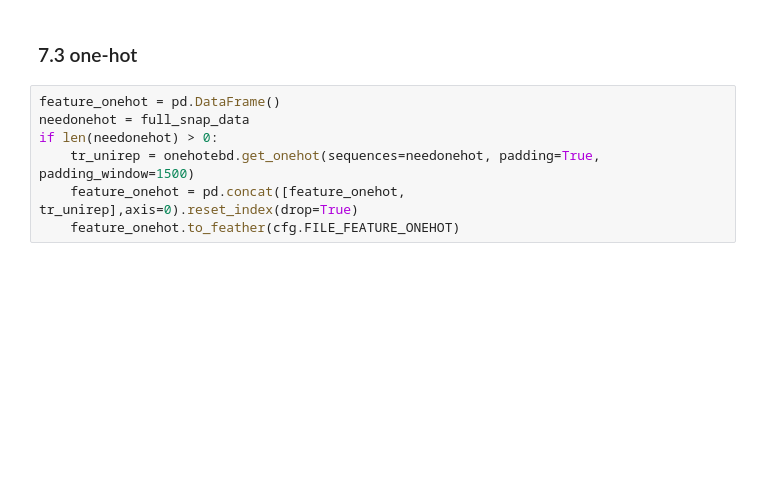
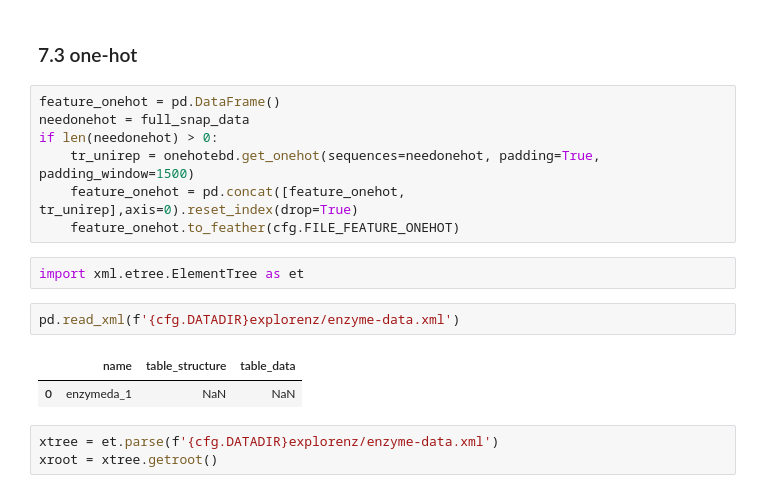
Before and after one commit to kingstdio/ECRECer, a Jupyter notebook: prepare_task_dataset.ipynb, the cells around one changed output. Saved outputs shown, nothing was run; the diff lists cells and outputs as text; blank space fills up the shorter version.

```diff
--- a/prepare_task_dataset.ipynb
+++ b/prepare_task_dataset.ipynb
@@ -400,3 +542,13 @@ if len(needonehot) > 0:
     tr_unirep = onehotebd.get_onehot(sequences=needonehot, padding=True, padding_window=1500)
     feature_onehot = pd.concat([feature_onehot, tr_unirep],axis=0).reset_index(drop=True)
     feature_onehot.to_feather(cfg.FILE_FEATURE_ONEHOT)
+# %%
+import xml.etree.ElementTree as et
+# %%
+pd.read_xml(f'{cfg.DATADIR}explorenz/enzyme-data.xml')
+# %% [output]
+|  | name | table_structure | table_data |
+| 0 | enzymeda_1 | NaN | NaN |
+# %%
+xtree = et.parse(f'{cfg.DATADIR}explorenz/enzyme-data.xml')
+xroot = xtree.getroot()
```
Also changed, not shown: parts of 21 cells of this notebook, 7 other files.
